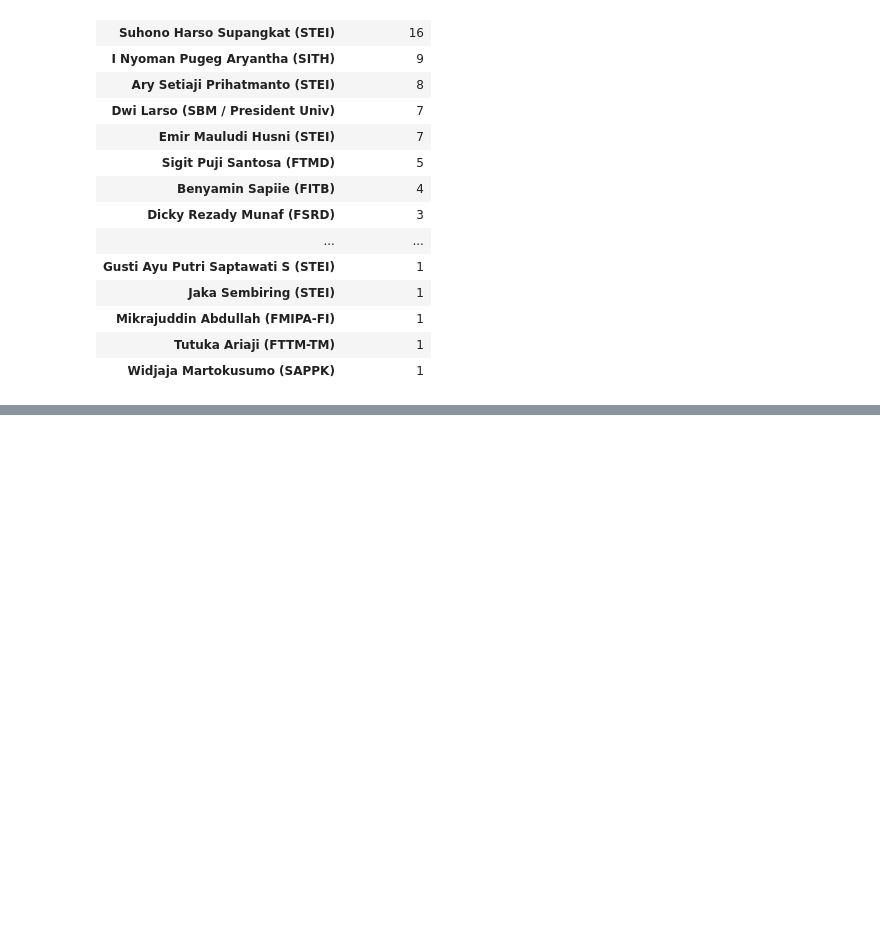
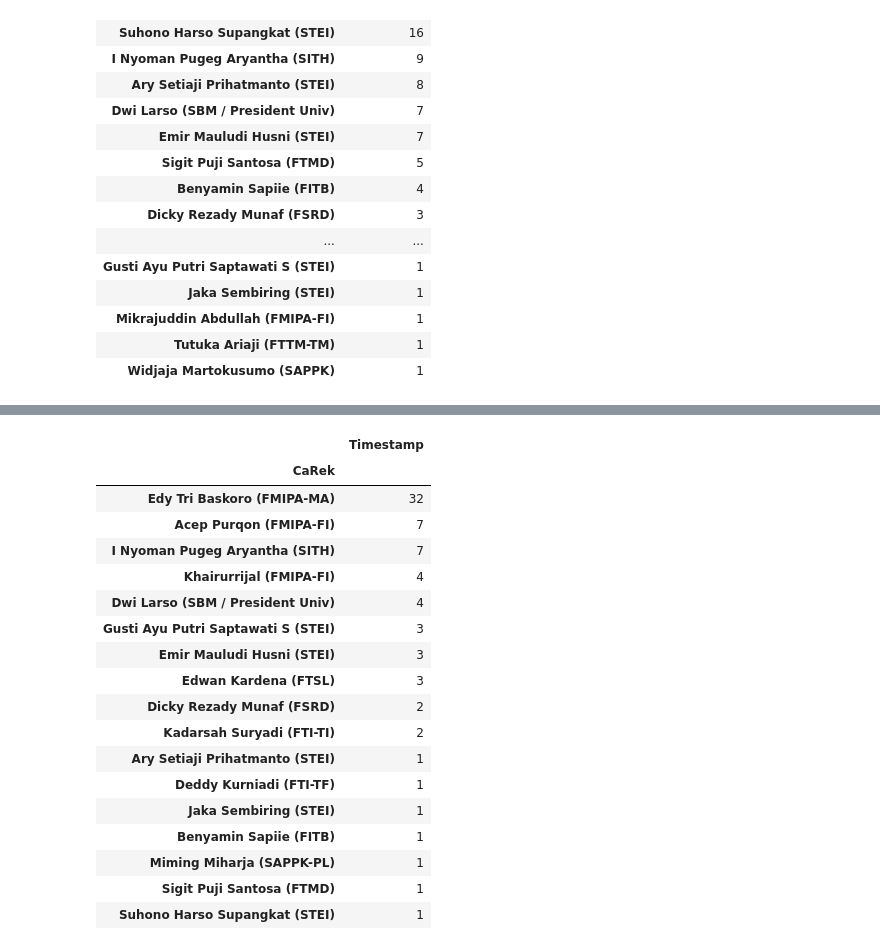
Before and after one commit to eueung/pilrek, a Jupyter notebook: contrib/Karisa_Hafizh_Visualisasi data pilrek.ipynb, the cells around one changed output, grey strips where cells are left out. Saved outputs shown, nothing was run; the diff lists cells and outputs as text; code cells hidden in the pictures; blank space fills up the shorter version.

```diff
--- a/contrib/Karisa_Hafizh_Visualisasi data pilrek.ipynb
+++ b/contrib/Karisa_Hafizh_Visualisasi data pilrek.ipynb
@@ -112,0 +163,25 @@ Text(0.5, 1.0, 'Carek memiliki kriteria kekinian (Rektor 4.0)')
+# %%
+plot_5_filter = df[df.Alasan == 'Karakter kepemimpinan dan leadership']
+plot_5_groupby = plot_5_filter.groupby('CaRek')
+plot_5_count = plot_5_groupby.count().sort_values('Timestamp', ascending = False)[['Timestamp']]
+plot_5_count
+# %% [output]
+|  | Timestamp |
+| CaRek |  |
+| Edy Tri Baskoro (FMIPA-MA) | 32 |
+| Acep Purqon (FMIPA-FI) | 7 |
+| I Nyoman Pugeg Aryantha (SITH) | 7 |
+| Khairurrijal (FMIPA-FI) | 4 |
+| Dwi Larso (SBM / President Univ) | 4 |
+| Gusti Ayu Putri Saptawati S (STEI) | 3 |
+| Emir Mauludi Husni (STEI) | 3 |
+| Edwan Kardena (FTSL) | 3 |
+| Dicky Rezady Munaf (FSRD) | 2 |
+| Kadarsah Suryadi (FTI-TI) | 2 |
+| Ary Setiaji Prihatmanto (STEI) | 1 |
+| Deddy Kurniadi (FTI-TF) | 1 |
+| Jaka Sembiring (STEI) | 1 |
+| Benyamin Sapiie (FITB) | 1 |
+| Miming Miharja (SAPPK-PL) | 1 |
+| Sigit Puji Santosa (FTMD) | 1 |
+| Suhono Harso Supangkat (STEI) | 1 |
```
Also changed, not shown: parts of 6 cells of this notebook.
